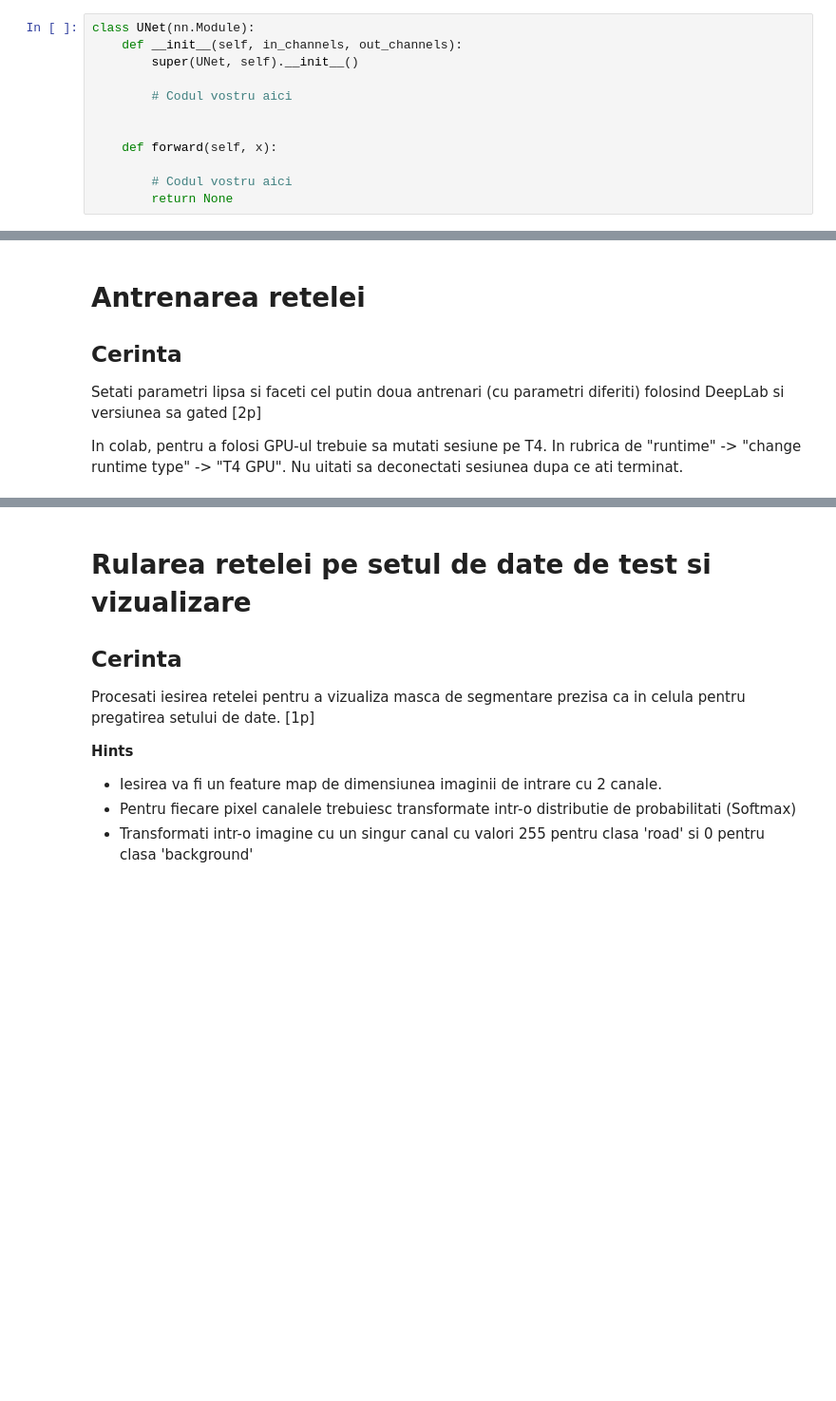
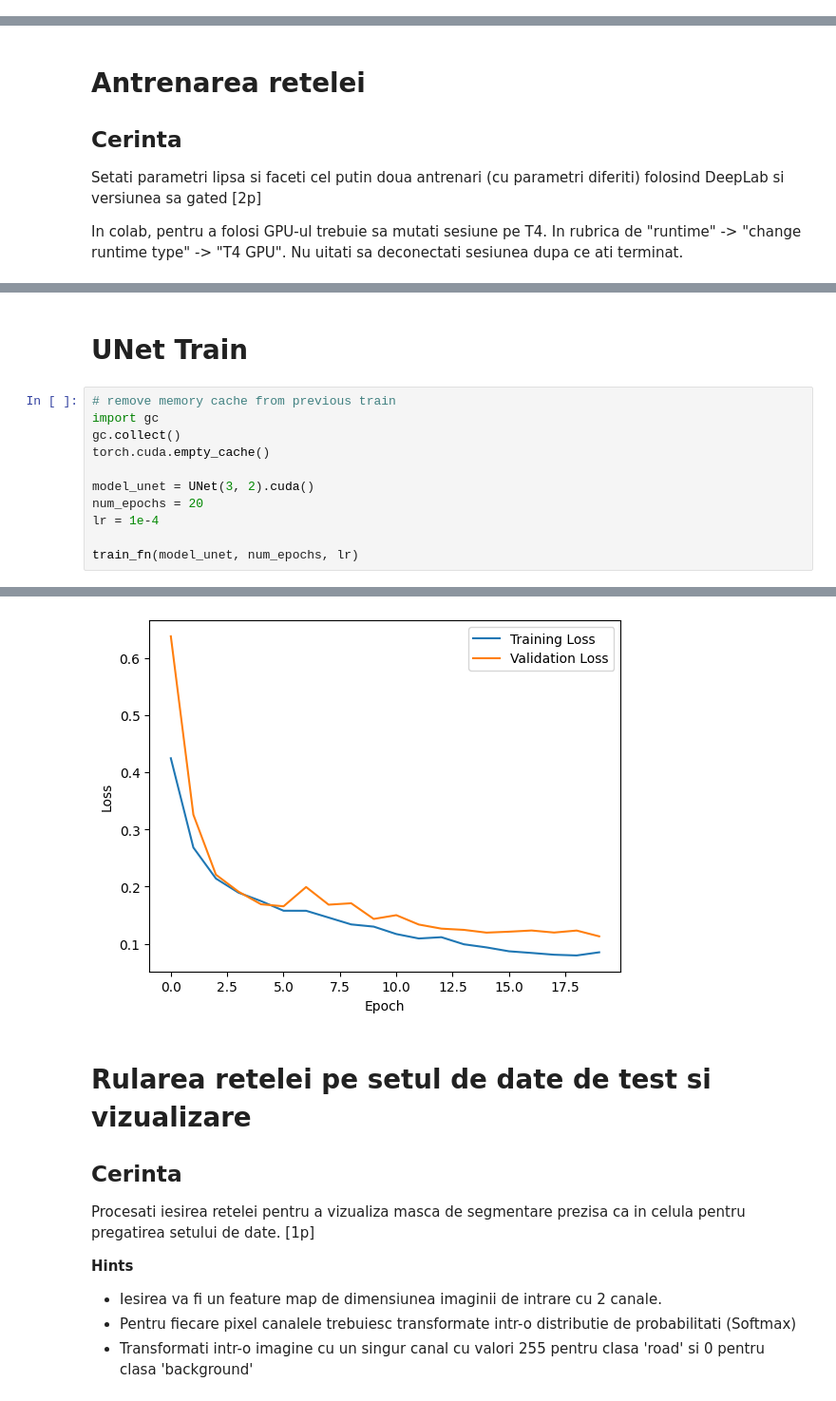
Before and after one commit to skpha13/University-Work, a Jupyter notebook: Third Year/Second Semester/Machine Learning in Computer Vision/Labs/L05.ipynb, the cells around one changed output, grey strips where cells are left out. Shown at 95% size. Cells and saved outputs as stored; diff of their text form; blank space fills up the shorter version.

```diff
--- a/Third Year/Second Semester/Machine Learning in Computer Vision/Labs/L05.ipynb
+++ b/Third Year/Second Semester/Machine Learning in Computer Vision/Labs/L05.ipynb
@@ -240,15 +309,3 @@ a) Creati o retea de tip U-net cu acelasi scop de segmentare semantica. Reteaua
 b) Antrenati reteaua U-net pe acelasi task. [bonus: 1p]
 
   ![unet](https://lmb.informatik.uni-freiburg.de/people/ronneber/u-net/u-net-architecture.png)
-# %%
-class UNet(nn.Module):
-    def __init__(self, in_channels, out_channels):
-        super(UNet, self).__init__()
-
-        # Codul vostru aici
-
-
-    def forward(self, x):
-
-        # Codul vostru aici
-        return None
@@ -331,0 +474,14 @@ plt.show()
+# %% [markdown]
+# UNet Train
+# %%
+# remove memory cache from previous train
+import gc
+gc.collect()
+torch.cuda.empty_cache()
+
+model_unet = UNet(3, 2).cuda()
+num_epochs = 20
+lr = 1e-4
+
+train_fn(model_unet, num_epochs, lr)
+# %% [output]
@@ -332,3 +505,4 @@ plt.show()
+[figure, added]
 # %% [markdown]
 # Rularea retelei pe setul de date de test si vizualizare
 
```
Also changed, not shown: parts of 11 cells of this notebook.
